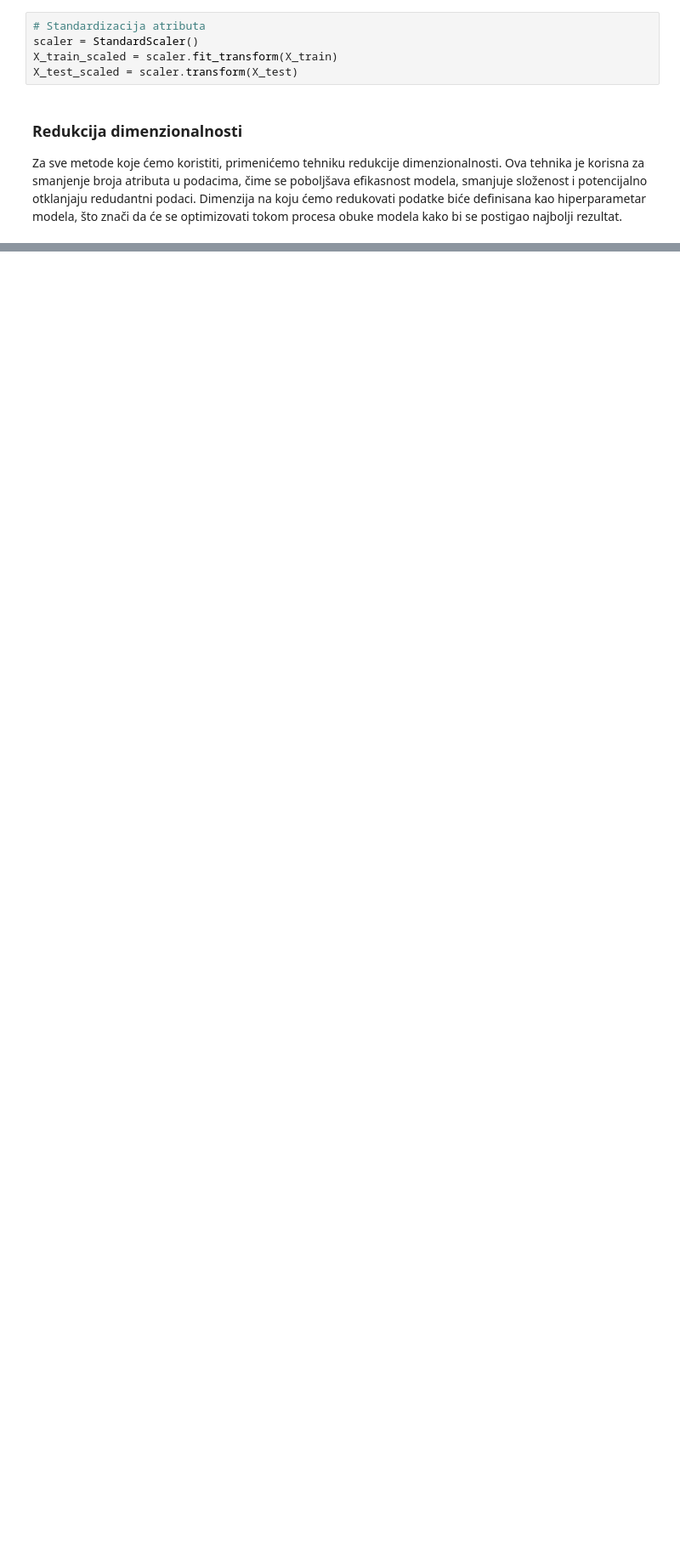
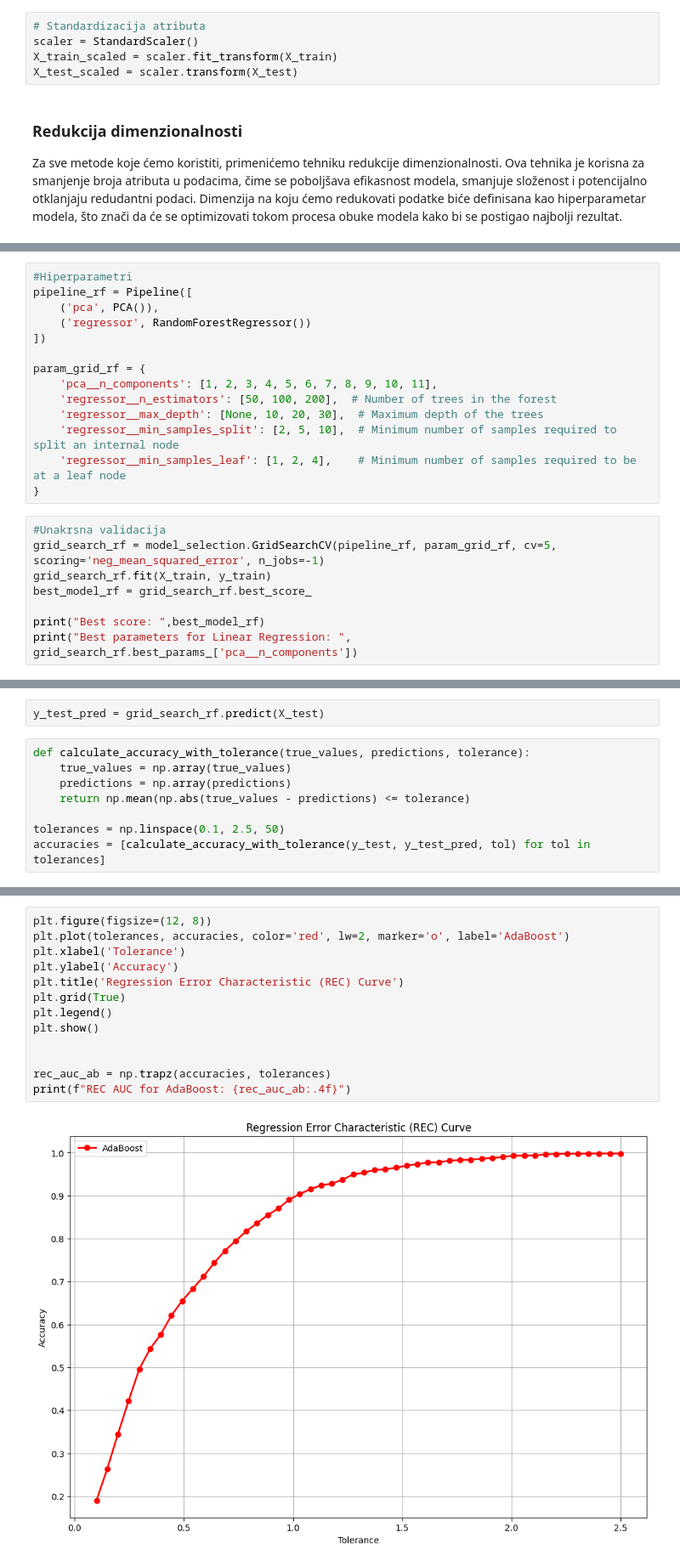
Before and after one commit to isidora00/ML_StudyBuddy, a Jupyter notebook: Vina.ipynb, the cells around one changed output, grey strips where cells are left out. Shown at 85% size. Cells and saved outputs as stored; diff of their text form; blank space fills up the shorter version.

Commit message:
Regression models added to notebook

```diff
--- a/Vina.ipynb
+++ b/Vina.ipynb
@@ -122,0 +206,22 @@ Za sve metode koje ćemo koristiti, primenićemo tehniku redukcije dimenzionalno
+# %%
+#Hiperparametri
+pipeline_rf = Pipeline([
+    ('pca', PCA()),
+    ('regressor', RandomForestRegressor())
+])
+
+param_grid_rf = {
+    'pca__n_components': [1, 2, 3, 4, 5, 6, 7, 8, 9, 10, 11],
+    'regressor__n_estimators': [50, 100, 200],  # Number of trees in the forest
+    'regressor__max_depth': [None, 10, 20, 30],  # Maximum depth of the trees
+    'regressor__min_samples_split': [2, 5, 10],  # Minimum number of samples required to split an internal node
+    'regressor__min_samples_leaf': [1, 2, 4],    # Minimum number of samples required to be at a leaf node
+}
+# %%
+#Unakrsna validacija
+grid_search_rf = model_selection.GridSearchCV(pipeline_rf, param_grid_rf, cv=5, scoring='neg_mean_squared_error', n_jobs=-1)
+grid_search_rf.fit(X_train, y_train)
+best_model_rf = grid_search_rf.best_score_
+
+print("Best score: ",best_model_rf)
+print("Best parameters for Linear Regression: ", grid_search_rf.best_params_['pca__n_components'])
@@ -122,0 +263,10 @@ Za sve metode koje ćemo koristiti, primenićemo tehniku redukcije dimenzionalno
+# %%
+y_test_pred = grid_search_rf.predict(X_test)
+# %%
+def calculate_accuracy_with_tolerance(true_values, predictions, tolerance):
+    true_values = np.array(true_values)
+    predictions = np.array(predictions)
+    return np.mean(np.abs(true_values - predictions) <= tolerance)
+
+tolerances = np.linspace(0.1, 2.5, 50)
+accuracies = [calculate_accuracy_with_tolerance(y_test, y_test_pred, tol) for tol in tolerances]
@@ -122,0 +284,15 @@ Za sve metode koje ćemo koristiti, primenićemo tehniku redukcije dimenzionalno
+# %%
+plt.figure(figsize=(12, 8))
+plt.plot(tolerances, accuracies, color='red', lw=2, marker='o', label='AdaBoost')
+plt.xlabel('Tolerance')
+plt.ylabel('Accuracy')
+plt.title('Regression Error Characteristic (REC) Curve')
+plt.grid(True)
+plt.legend()
+plt.show()
+
+
+rec_auc_ab = np.trapz(accuracies, tolerances)
+print(f"REC AUC for AdaBoost: {rec_auc_ab:.4f}")
+# %% [output]
+[figure, added]
```
Also changed, not shown: parts of 20 cells of this notebook.
